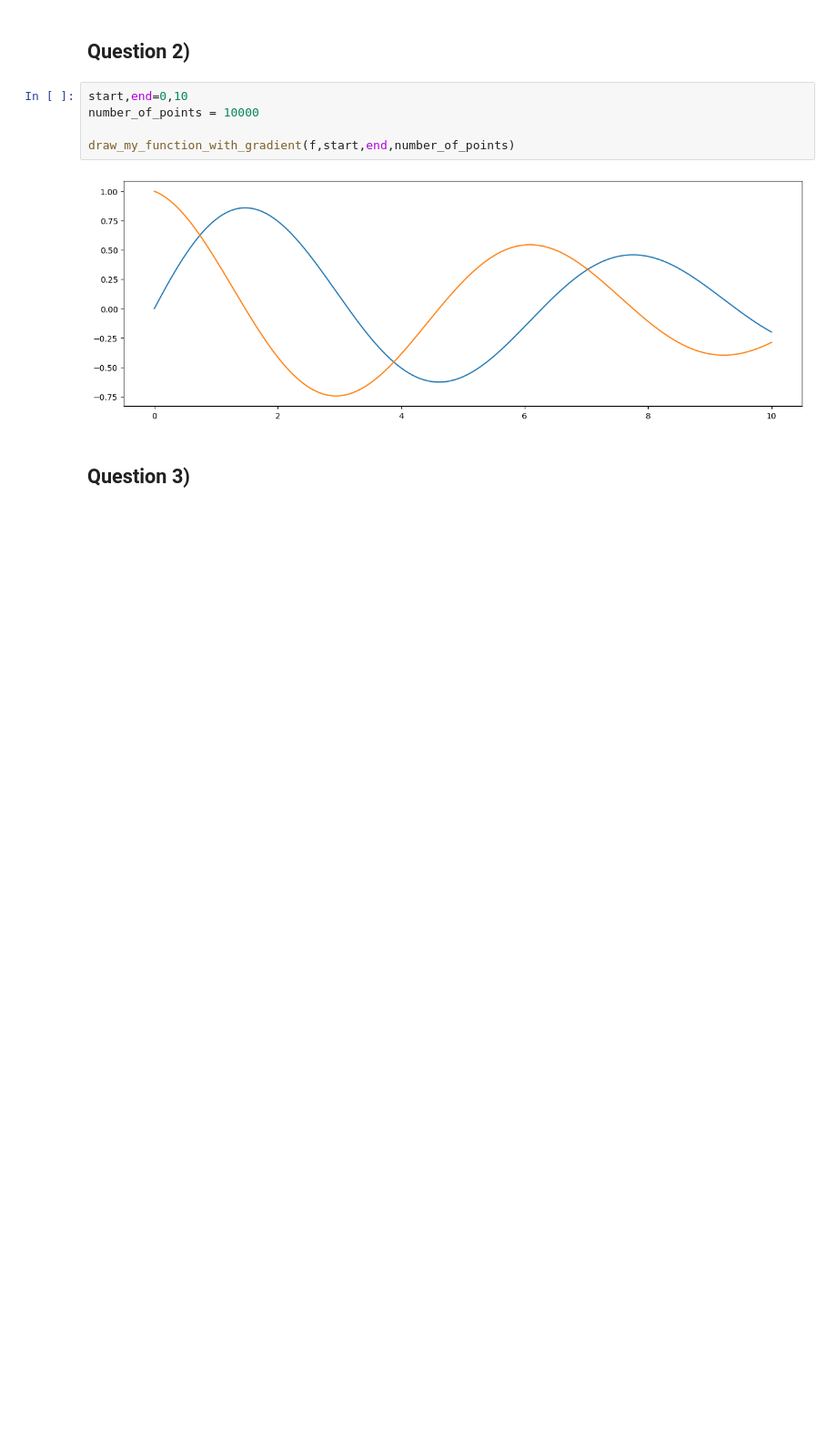
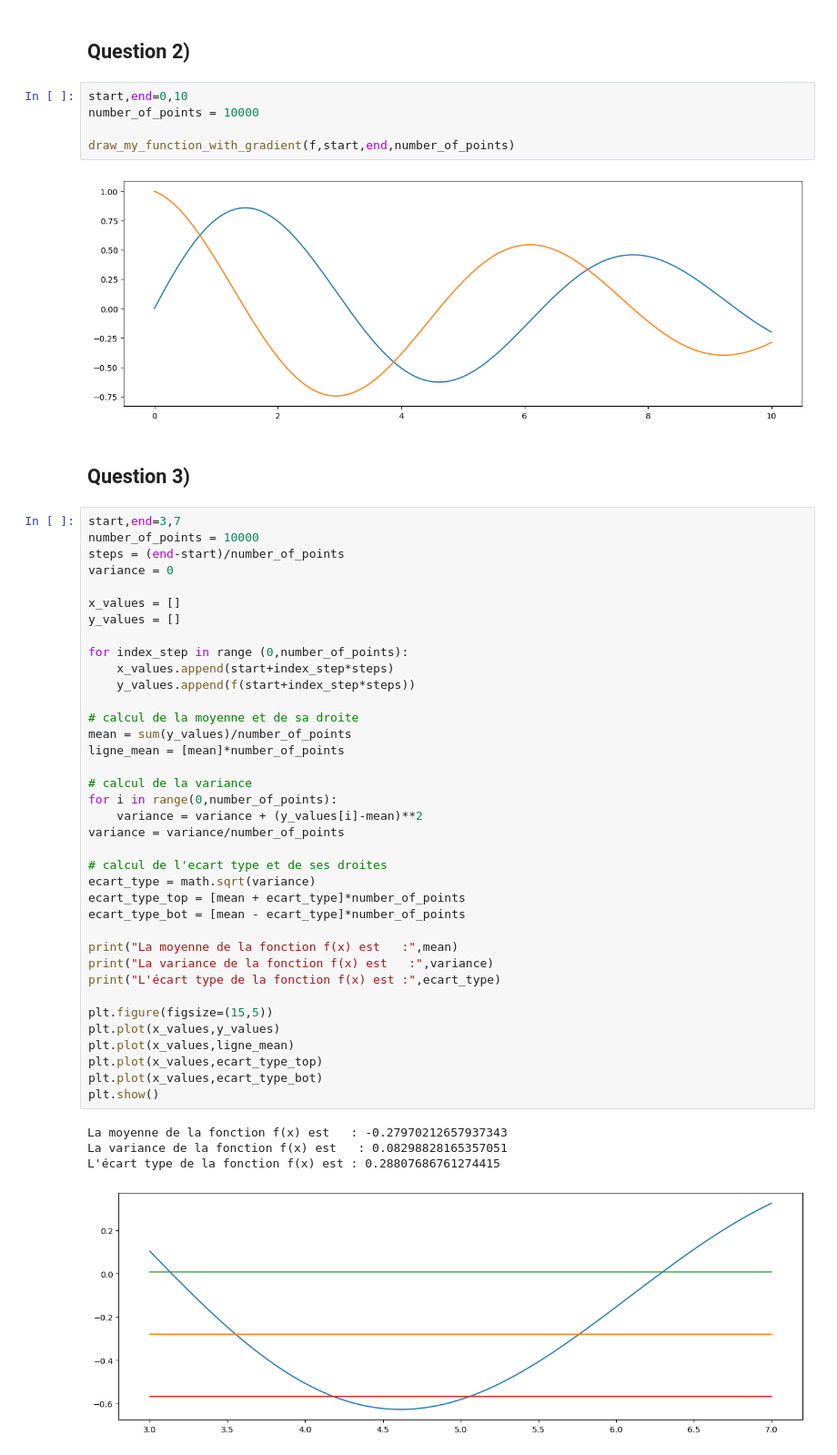
Before and after one commit to adrien-formoso/math_exam, a Jupyter notebook: main.ipynb, the cells around one changed output. Shown: that part at 91% size. Saved outputs shown, nothing was run; the diff lists cells and outputs as text; blank space fills up the shorter version.

```diff
--- a/main.ipynb
+++ b/main.ipynb
@@ -42,3 +43,45 @@ draw_my_function_with_gradient(f,start,end,number_of_points)
 [figure]
 # %% [markdown]
 ## Question 3)
+# %%
+start,end=3,7
+number_of_points = 10000
+steps = (end-start)/number_of_points
+variance = 0
+
+x_values = []
+y_values = []
+
+for index_step in range (0,number_of_points):
+    x_values.append(start+index_step*steps)
+    y_values.append(f(start+index_step*steps))
+
+# calcul de la moyenne et de sa droite
+mean = sum(y_values)/number_of_points
+ligne_mean = [mean]*number_of_points
+
+# calcul de la variance
+for i in range(0,number_of_points):
+    variance = variance + (y_values[i]-mean)**2
+variance = variance/number_of_points
+
+# calcul de l'ecart type et de ses droites
+ecart_type = math.sqrt(variance)
+ecart_type_top = [mean + ecart_type]*number_of_points
+ecart_type_bot = [mean - ecart_type]*number_of_points
+
+print("La moyenne de la fonction f(x) est   :",mean)
+print("La variance de la fonction f(x) est   :",variance)
+print("L'écart type de la fonction f(x) est :",ecart_type)
+
+plt.figure(figsize=(15,5))
+plt.plot(x_values,y_values)
+plt.plot(x_values,ligne_mean)
+plt.plot(x_values,ecart_type_top)
+plt.plot(x_values,ecart_type_bot)
+plt.show()
+# %% [output]
+La moyenne de la fonction f(x) est   : -0.27970212657937343
+La variance de la fonction f(x) est   : 0.08298828165357051
+L'écart type de la fonction f(x) est : 0.28807686761274415
+[figure, added]
```
Also changed, not shown: parts of 1 cell of this notebook.
